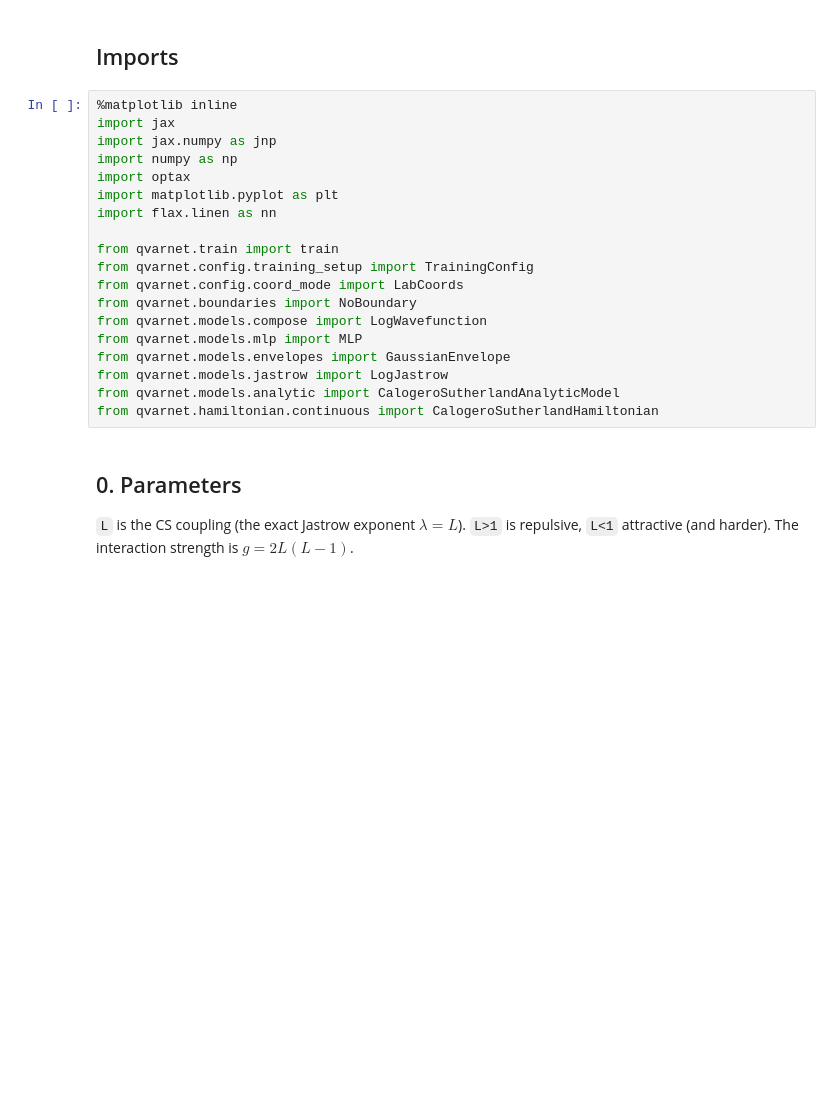
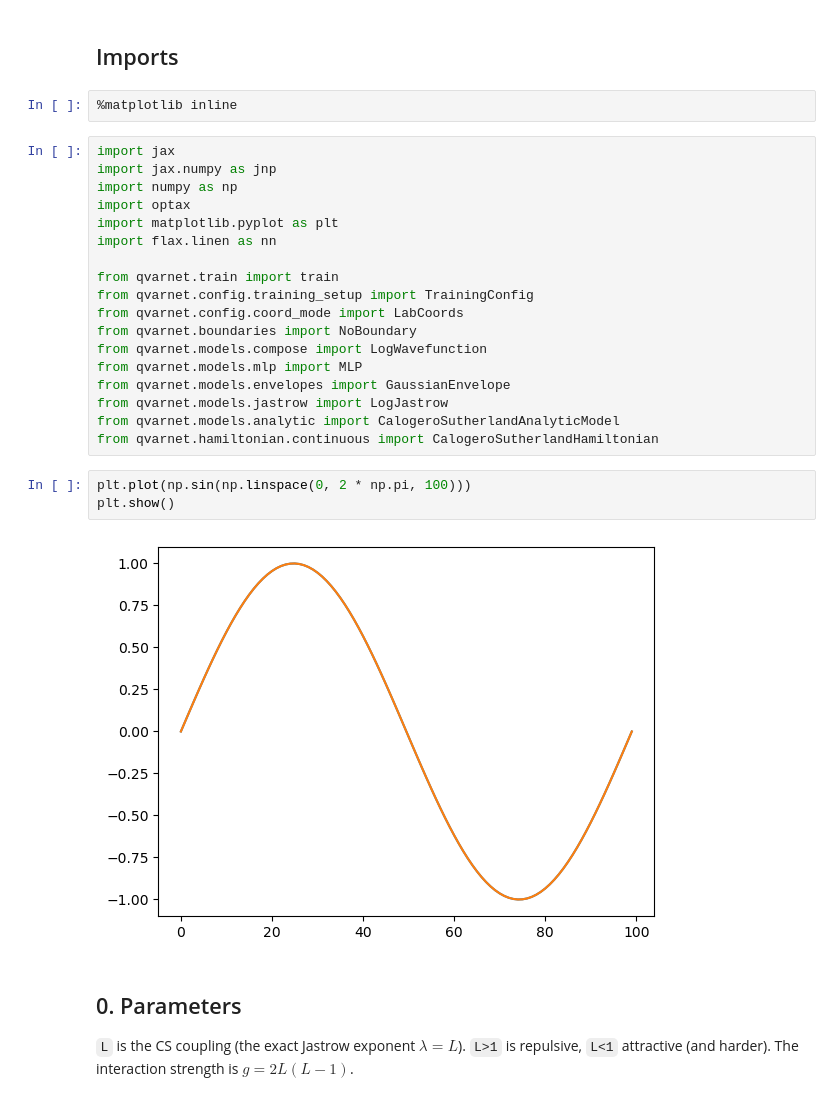
Before and after one commit to pfargas/qvarnet, a Jupyter notebook: calogero-sutherland/calogero_sutherland.ipynb, the cells around one changed output. Drawn from its saved outputs; the diff is of its cells as text; blank space fills up the shorter version.

```diff
--- a/calogero-sutherland/calogero_sutherland.ipynb
+++ b/calogero-sutherland/calogero_sutherland.ipynb
@@ -23,8 +23,9 @@ All machinery lives in `qvarnet`:
 `qvarnet.models.analytic.CalogeroSutherlandAnalyticModel`, and `LogJastrow`.
 # %% [markdown]
 ## Imports
+# %%
+%matplotlib inline
 # %%
-%matplotlib inline
 import jax
 import jax.numpy as jnp
 import numpy as np
@@ -42,6 +43,11 @@ from qvarnet.models.envelopes import GaussianEnvelope
 from qvarnet.models.jastrow import LogJastrow
 from qvarnet.models.analytic import CalogeroSutherlandAnalyticModel
 from qvarnet.hamiltonian.continuous import CalogeroSutherlandHamiltonian
+# %%
+plt.plot(np.sin(np.linspace(0, 2 * np.pi, 100)))
+plt.show()
+# %% [output]
+[figure, added]
 # %% [markdown]
 ## 0. Parameters
 
```
Also changed, not shown: parts of 4 cells of this notebook, 10 other files.
